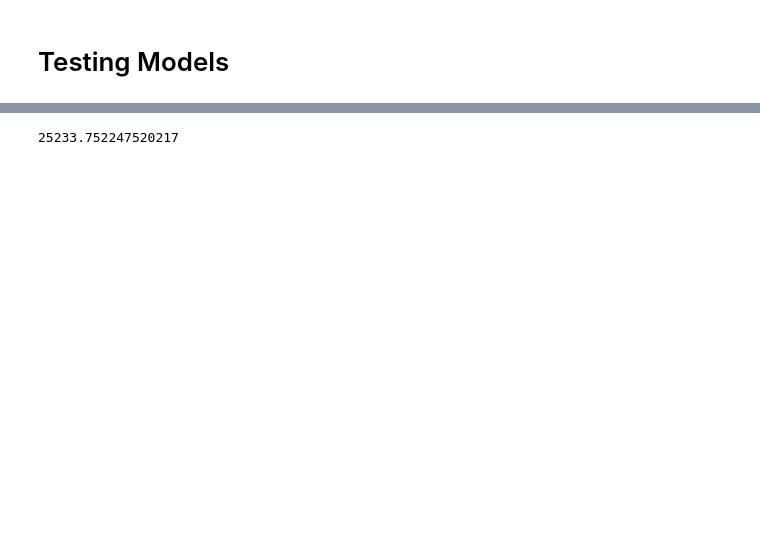
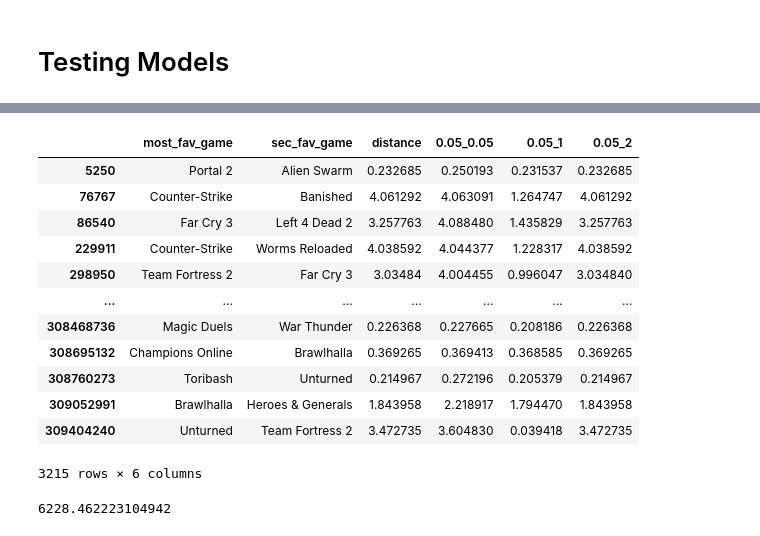
Before and after one commit to JoaoMarques1/find_your_inner_gamer, a Jupyter notebook: notebooks/pipeline-lau-test.ipynb, the cells around one changed output, grey strips where cells are left out. Cells and saved outputs as stored; diff of their text form; code cells hidden in the pictures; blank space fills up the shorter version.

Commit message:
function to test models

```diff
--- a/notebooks/pipeline-lau-test.ipynb
+++ b/notebooks/pipeline-lau-test.ipynb
@@ -244,5 +254,3 @@ def testing_models(df, model):
         df.loc[index, 'distance'] = res
 
     return df
-# %%
-test_df['distance'] = ''
@@ -255,0 +341,3 @@ for index, row in test_df.iterrows():
+# %%
+pipe = create_pipeline(df, 0.05, 1)
+pipe.shape
@@ -255,0 +346,3 @@ for index, row in test_df.iterrows():
+# %%
+X = pd.DataFrame(pipe, index=df.name.tolist())
+model = train(X, df['url'])
@@ -256,4 +372,28 @@ for index, row in test_df.iterrows():
+# %%
+def check_params(df, m, n):
+    pipe = create_pipeline(df, m, n)
+    X = pd.DataFrame(pipe, index=df.name.tolist())
+    model = train(X, df['url'])
+    name = str(m)+'_'+str(n)
+    test_params(test_df,df, X, model, name)
+    return test_df
+# %%
+check_params(df, 0.05, 2)
+# %% [output]
+|  | most_fav_game | sec_fav_game | distance | 0.05_0.05 | 0.05_1 | 0.05_2 |
+| 5250 | Portal 2 | Alien Swarm | 0.232685 | 0.250193 | 0.231537 | 0.232685 |
+| 76767 | Counter-Strike | Banished | 4.061292 | 4.063091 | 1.264747 | 4.061292 |
+| 86540 | Far Cry 3 | Left 4 Dead 2 | 3.257763 | 4.088480 | 1.435829 | 3.257763 |
+| 229911 | Counter-Strike | Worms Reloaded | 4.038592 | 4.044377 | 1.228317 | 4.038592 |
+| 298950 | Team Fortress 2 | Far Cry 3 | 3.03484 | 4.004455 | 0.996047 | 3.034840 |
+| ... | ... | ... | ... | ... | ... | ... |
+| 308468736 | Magic Duels | War Thunder | 0.226368 | 0.227665 | 0.208186 | 0.226368 |
+| 308695132 | Champions Online | Brawlhalla | 0.369265 | 0.369413 | 0.368585 | 0.369265 |
+| 308760273 | Toribash | Unturned | 0.214967 | 0.272196 | 0.205379 | 0.214967 |
+| 309052991 | Brawlhalla | Heroes & Generals | 1.843958 | 2.218917 | 1.794470 | 1.843958 |
+| 309404240 | Unturned | Team Fortress 2 | 3.472735 | 3.604830 | 0.039418 | 3.472735 |
+3215 rows × 6 columns
 # %%
-test_df['distance'].sum()
+test_df['0.05_2'].sum()
 # %% [output]
-25233.752247520217
+6228.462223104942
```
Also changed, not shown: parts of 25 cells of this notebook, 1 other file.
